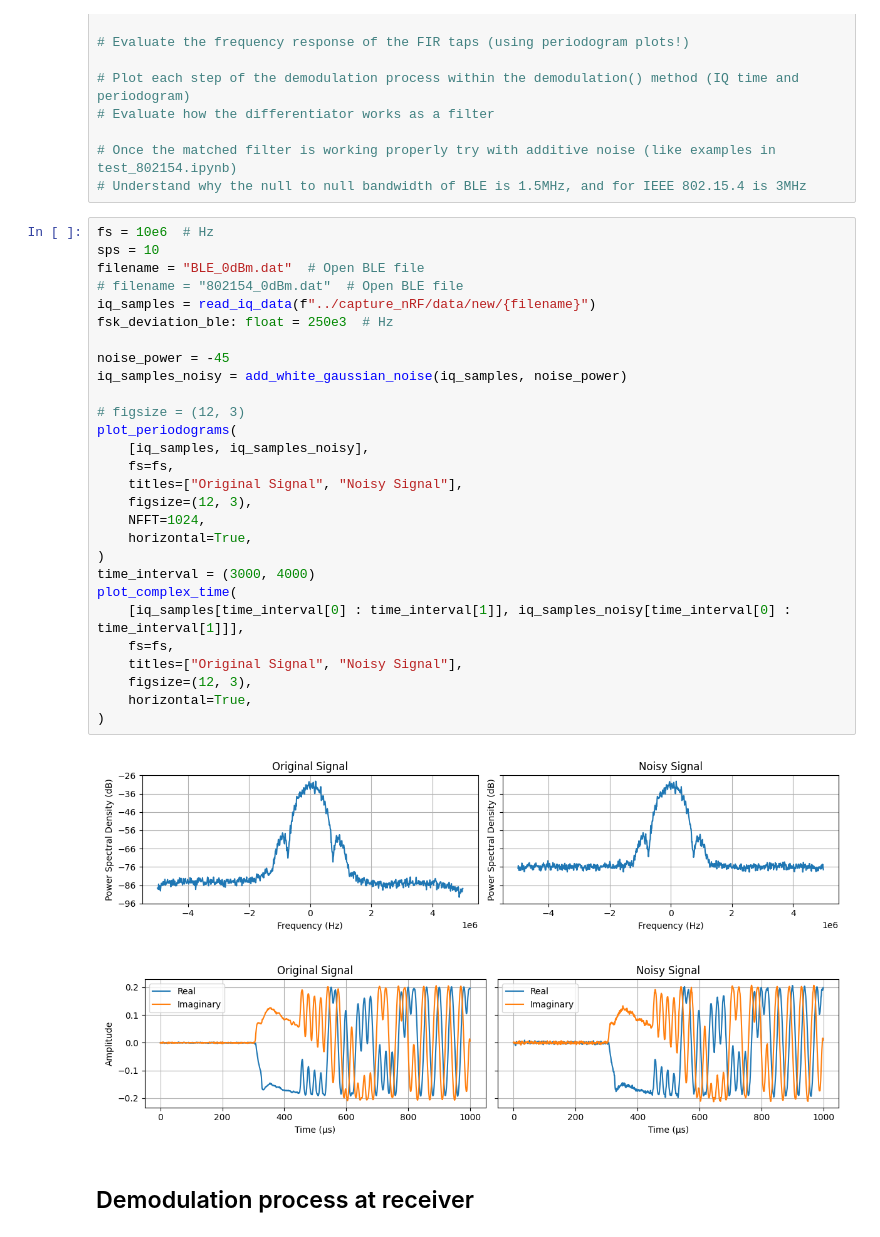
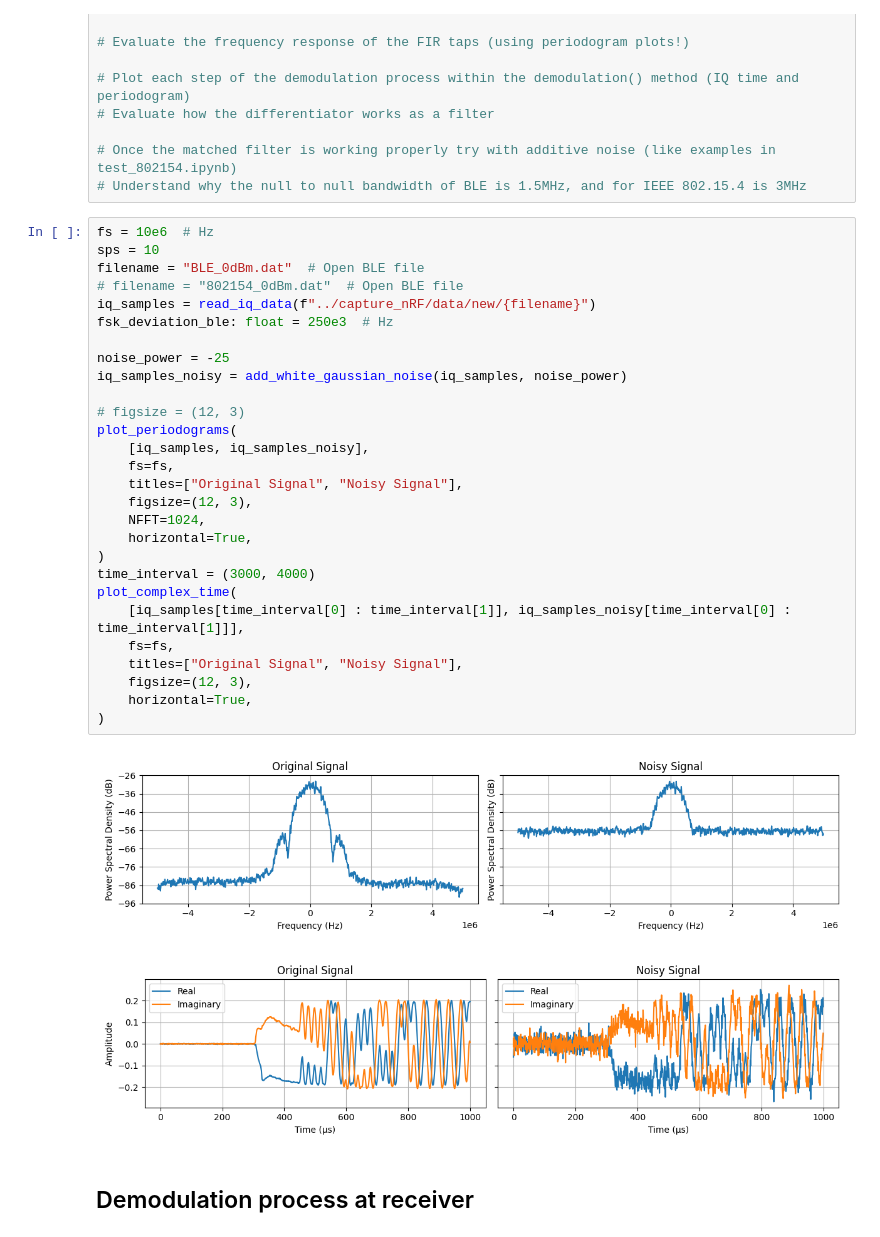
Before and after one commit to SDMote/SDR_projects, a Jupyter notebook: python_phy/matched_filter_test.ipynb, the cells around one changed output. Cells and saved outputs as stored; diff of their text form.

```diff
--- a/python_phy/matched_filter_test.ipynb
+++ b/python_phy/matched_filter_test.ipynb
@@ -28,34 +29,34 @@ plt.close('all')
 # %%
 fs = 10e6  # Hz
 sps = 10
 filename = "BLE_0dBm.dat"  # Open BLE file
 # filename = "802154_0dBm.dat"  # Open BLE file
 iq_samples = read_iq_data(f"../capture_nRF/data/new/{filename}")
 fsk_deviation_ble: float = 250e3  # Hz
 
-noise_power = -45
+noise_power = -25
 iq_samples_noisy = add_white_gaussian_noise(iq_samples, noise_power)
 
 # figsize = (12, 3)
 plot_periodograms(
     [iq_samples, iq_samples_noisy],
     fs=fs,
     titles=["Original Signal", "Noisy Signal"],
     figsize=(12, 3),
     NFFT=1024,
     horizontal=True,
 )
 time_interval = (3000, 4000)
 plot_complex_time(
     [iq_samples[time_interval[0] : time_interval[1]], iq_samples_noisy[time_interval[0] : time_interval[1]]],
     fs=fs,
     titles=["Original Signal", "Noisy Signal"],
     figsize=(12, 3),
     horizontal=True,
 )
 # %% [output]
-[figure, old version]
+[figure, new version]
-[figure, old version]
+[figure, new version]
 # %% [markdown]
 ## Demodulation process at receiver
 # %%
```
Also changed, not shown: parts of 3 cells of this notebook.
